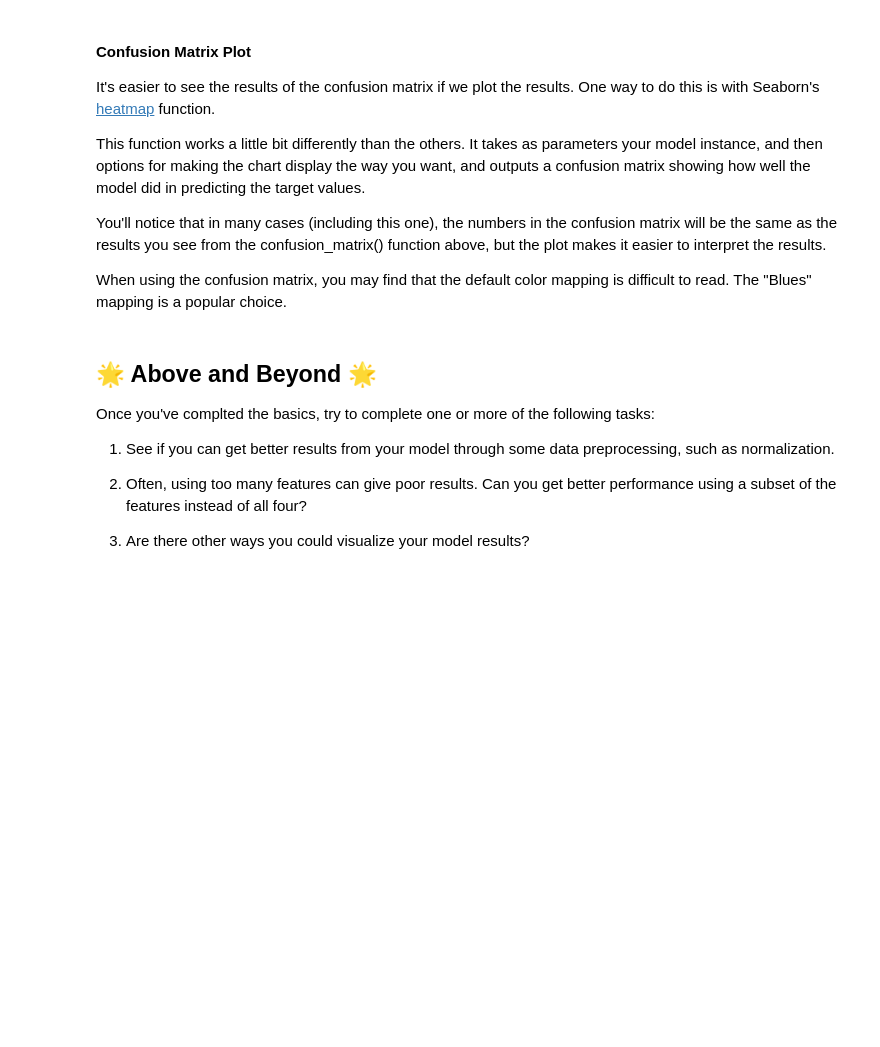
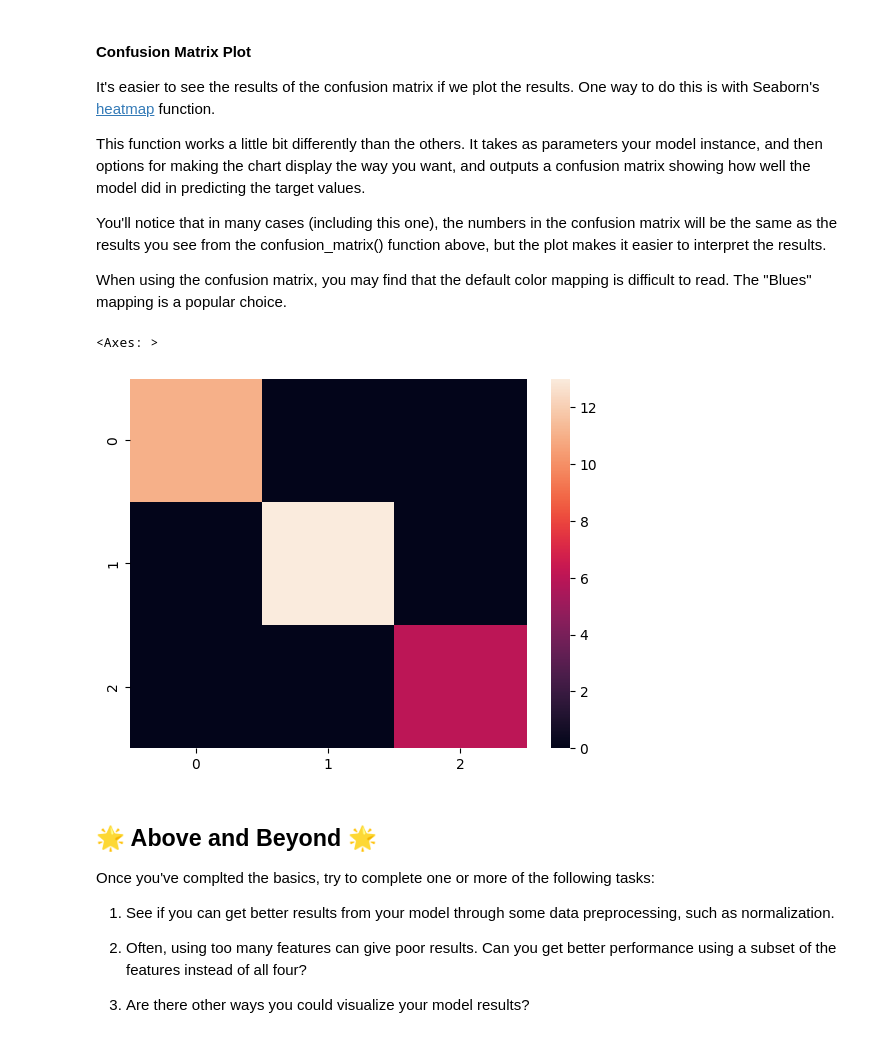
Before and after one commit to abitsma/machinelearningclass, a Jupyter notebook: notebooks/Exploration_04.ipynb, the cells around one changed output. Saved outputs shown, nothing was run; the diff lists cells and outputs as text; code cells hidden in the pictures; blank space fills up the shorter version.

```diff
--- a/notebooks/Exploration_04.ipynb
+++ b/notebooks/Exploration_04.ipynb
@@ -158,6 +212,7 @@ The only parameter we want to configure is the `n_neighbors` parameter, which co
 # %%
 # Create an instance of the model, configuring it to use the 3 nearest neighbors
 # store the instance in a variable
+thing = KNeighborsClassifier(n_neighbors = 3)
 # %% [markdown]
 ### Step 5: Train the model
 
@@ -169,3 +224,4 @@ Sometimes, this is called "fitting the data to the model", so in sklearn, we per
 # %%
 # Call the "fit" method of the classifier instance we created in step 4.
 # Pass it the X_train and y_train data so that it can learn to make predictions
+thing.fit(X_Train, Y_Train)
@@ -190,5 +248,7 @@ Since this is a classification model, there are two different methods we can use
 # %%
 # Use the predict() method to get a list of predictions for the samples in our
 # test data. Then output those predictions
+thing.predict(X_Test)
+Y_Pred = thing.predict(X_Test)
 # %%
 # Just a quick comparison with y_test to see if they match up
@@ -216,6 +301,9 @@ We can get this information from the [confusion_matrix](https://scikit-learn.org
 # %%
 # Import the confusion_matrix function and use it to generate a confusion
 # matrix of our model results.
+from sklearn.metrics import confusion_matrix
+confusion_matrix(Y_Test, Y_Pred)
+idk_anymore = confusion_matrix(Y_Test, Y_Pred)
 # %% [markdown]
 #### Confusion Matrix Plot
 
@@ -228,6 +316,11 @@ You'll notice that in many cases (including this one), the numbers in the confus
 When using the confusion matrix, you may find that the default color mapping is difficult to read. The "Blues" mapping is a popular choice.
 # %%
 # Create a Seaborn heatmap
+import seaborn
+seaborn.heatmap(data = idk_anymore)
+# %% [output]
+<Axes: >
+[figure, added]
 # %% [markdown]
 ## 🌟 Above and Beyond 🌟
 
```
Also changed, not shown: parts of 11 cells of this notebook.
